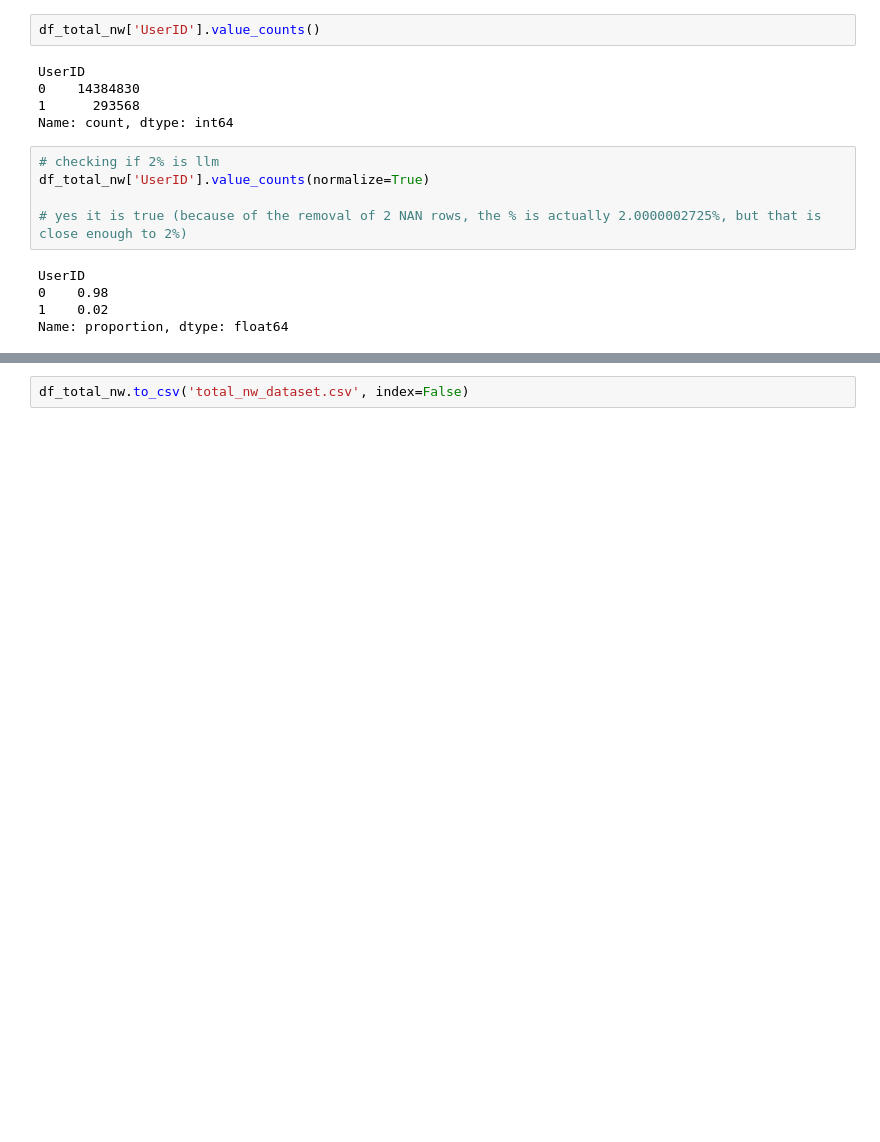
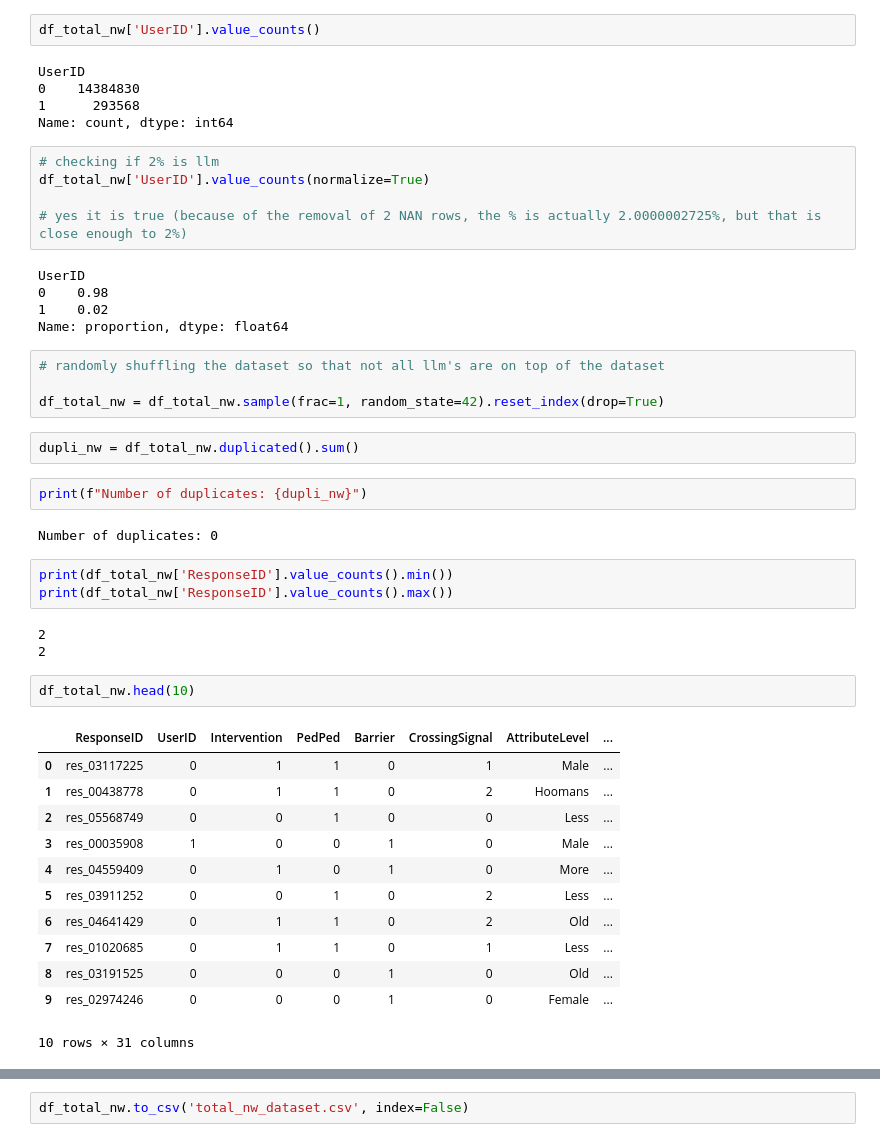
Before and after one commit to Moral-Machine-2024/Emmakuipers, a Jupyter notebook: pre_processing.ipynb, the cells around one changed output, grey strips where cells are left out. Cells and saved outputs as stored; diff of their text form; blank space fills up the shorter version.

```diff
--- a/pre_processing.ipynb
+++ b/pre_processing.ipynb
@@ -281,3 +406,34 @@ UserID
 0    0.98
 1    0.02
 Name: proportion, dtype: float64
+# %%
+# randomly shuffling the dataset so that not all llm's are on top of the dataset
+
+df_total_nw = df_total_nw.sample(frac=1, random_state=42).reset_index(drop=True)
+# %%
+dupli_nw = df_total_nw.duplicated().sum()
+# %%
+print(f"Number of duplicates: {dupli_nw}")
+# %% [output]
+Number of duplicates: 0
+# %%
+print(df_total_nw['ResponseID'].value_counts().min())
+print(df_total_nw['ResponseID'].value_counts().max())
+# %% [output]
+2
+2
+# %%
+df_total_nw.head(10)
+# %% [output]
+|  | ResponseID | UserID | Intervention | PedPed | Barrier | CrossingSignal | AttributeLevel | ... |
+| 0 | res_03117225 | 0 | 1 | 1 | 0 | 1 | Male | ... |
+| 1 | res_00438778 | 0 | 1 | 1 | 0 | 2 | Hoomans | ... |
+| 2 | res_05568749 | 0 | 0 | 1 | 0 | 0 | Less | ... |
+| 3 | res_00035908 | 1 | 0 | 0 | 1 | 0 | Male | ... |
+| 4 | res_04559409 | 0 | 1 | 0 | 1 | 0 | More | ... |
+| 5 | res_03911252 | 0 | 0 | 1 | 0 | 2 | Less | ... |
+| 6 | res_04641429 | 0 | 1 | 1 | 0 | 2 | Old | ... |
+| 7 | res_01020685 | 0 | 1 | 1 | 0 | 1 | Less | ... |
+| 8 | res_03191525 | 0 | 0 | 0 | 1 | 0 | Old | ... |
+| 9 | res_02974246 | 0 | 0 | 0 | 1 | 0 | Female | ... |
+10 rows × 31 columns
```
Also changed, not shown: parts of 29 cells of this notebook, 3 other files.
